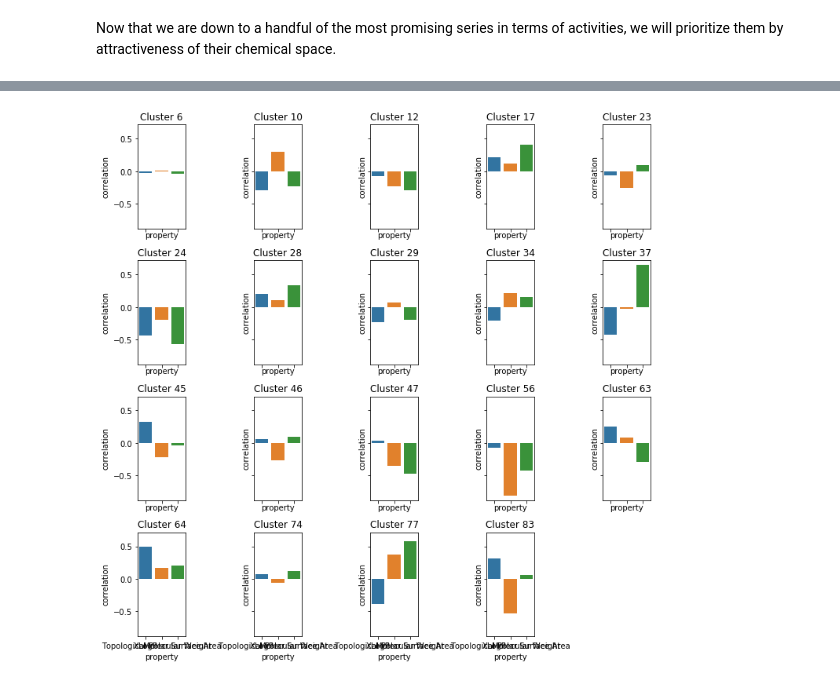
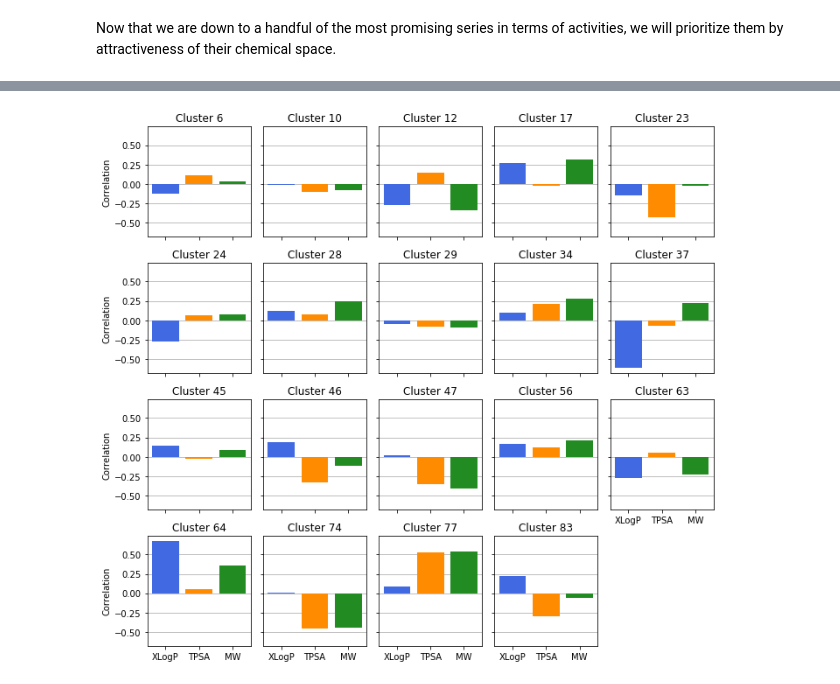
Before and after one commit to jsmith13/cluster-screening, a Jupyter notebook: clusters.ipynb, the cells around one changed output, grey strips where cells are left out. Cells and saved outputs as stored; diff of their text form; code cells hidden in the pictures.

Commit message:
Finished prioritizing clusters.

```diff
--- a/clusters.ipynb
+++ b/clusters.ipynb
@@ -126,7 +128,7 @@ for i in range(len(clustered_data["cluster"].unique())):
     cluster_data = clustered_data[clustered_data["cluster"] == np.sort(clustered_data["cluster"].unique())[i]]
 
     # add a scatterplot for the current cluster
-    axs.flat[i].scatter(cluster_data["Molecular Weight"], cluster_data["XLogP"],
+    axs.flat[i].scatter(cluster_data["MW"], cluster_data["XLogP"],
           c = cluster_data["activity levels"].cat.codes, s = (cluster_data["cytotoxicity"].cat.codes + 1) * 10, cmap = "winter_r")
 
     # add title to the subplot
@@ -154,7 +156,7 @@ for i in axs[:, 0]:
     i.set_yticklabels([str(i) if i%2 == 0 else "" for i in range(-2, 12)])
 
 # add legends for color and size
-dummy = plt.scatter(clustered_data["Molecular Weight"], clustered_data["XLogP"],
+dummy = plt.scatter(clustered_data["MW"], clustered_data["XLogP"],
     c = clustered_data["activity levels"].cat.codes, s = (clustered_data["cytotoxicity"].cat.codes + 1) * 10, cmap = "winter_r")
 color_legend = fig.legend(dummy.legend_elements(prop = "colors")[0], cluster_data["activity levels"].cat.categories,
                           loc = [0.54, 0.04], title = "Activity")
@@ -211,7 +213,7 @@ for i in range(len(top_clusters)):
     cluster_data = clustered_data[clustered_data["cluster"] == top_clusters[i]]
 
     # add a scatterplot for the current cluster
-    axs.flat[i].scatter(cluster_data["Molecular Weight"], cluster_data["XLogP"],
+    axs.flat[i].scatter(cluster_data["MW"], cluster_data["XLogP"],
           c = cluster_data["pWindow"], cmap = "winter_r")
 
     # add title to the subplot
@@ -238,7 +240,7 @@ for i in axs[:, 0]:
     i.set_yticklabels([str(i) if i%2 == 0 else "" for i in range(-2, 12)])
 
 # add legends for color and size
-dummy = plt.scatter(clustered_data["Molecular Weight"], clustered_data["XLogP"], c = clustered_data["pWindow"], cmap = "winter_r")
+dummy = plt.scatter(clustered_data["MW"], clustered_data["XLogP"], c = clustered_data["pWindow"], cmap = "winter_r")
 color_legend = fig.legend(*dummy.legend_elements(prop = "colors"), loc = [0.85, 0.08], title = "Activity\nWindow", bbox_to_anchor = (1, 0.68))
 dummy.remove()
 
@@ -250,17 +252,11 @@ fig.show()
 Now that we are down to a handful of the most promising series in terms of activities, we will prioritize them by attractiveness of their chemical space.
 # %%
 ## calculate correlations between several properties and tubercular activity to plot
-# subset out active compounds in top clusters
-top_actives = clustered_data[clustered_data["cluster"].isin(top_clusters)].query("pIC90 > 1")
-
-# calculate correlation between key molecular properties and activities
-top_actives_corr = top_actives[["cluster", "pIC90", "XLogP", "Topological Polar Surface Area", "Molecular Weight"]].groupby("cluster").corr()
+# calculate Spearman correlation between key molecular properties and activities
+top_clusters_corr = clustered_data[clustered_data["cluster"].isin(top_clusters)][["cluster", "pIC90", "XLogP", "TPSA", "MW"]].groupby("cluster").corr(method = "spearman")
 
 # convert into a dataframe of clusters, properties, and correlations
-top_actives_corr = pd.DataFrame(data = {"cluster": top_actives_corr["pIC90"].index.to_frame()["cluster"], "property": top_actives_corr["pIC90"].index.to_frame()[1],"correlation": top_actives_corr["pIC90"]})
+top_clusters_corr = pd.DataFrame(data = {"cluster": top_clusters_corr["pIC90"].index.to_frame()["cluster"], "property": top_clusters_corr["pIC90"].index.to_frame()[1],"correlation": top_clusters_corr["pIC90"]})
 
 # remove pIC90/pIC90 correlations
-top_actives_corr = top_actives_corr.query("property != 'pIC90'")
+top_clusters_corr = top_clusters_corr.query("property != 'pIC90'")
-# %%
-cluster_data = top_actives_corr[top_actives_corr["cluster"] == top_clusters[1]]
-sns.barplot(x = "property", y = "correlation", data = cluster_data)
@@ -270,36 +263,36 @@ sns.barplot(x = "property", y = "correlation", data = cluster_data)
 # %%
 ## plot clusters independently
 # create a grid of axes
-fig, axs = plt.subplots(4, 5, sharex = True, sharey = True, tight_layout = True, figsize = (10, 10))
+fig, axs = plt.subplots(4, 5, sharey = True, tight_layout = True, figsize = (10, 9))
 
 # hide the empty subplots
 axs[-1, -1].axis("off")
 
 # add a bar plot for each cluster
 for i in range(len(top_clusters)):
 
     # subset the clustered dataset to the current cluster
-    cluster_data = top_actives_corr[top_actives_corr["cluster"] == top_clusters[i]]
+    cluster_data = top_clusters_corr[top_clusters_corr["cluster"] == top_clusters[i]]
 
     # add a bar plot of correlations for the current cluster
-    sns.barplot(x = "property", y = "correlation", data = cluster_data, ax = axs.flat[i])
+    axs.flat[i].bar(x = cluster_data["property"], height = cluster_data["correlation"], color = ["royalblue", "darkorange", "forestgreen"])
+    axs.flat[i].grid(axis = "y")
+    axs.flat[i].set_axisbelow(True)
 
     # add title to the subplot
     axs.flat[i].set_title("Cluster %s" %int(top_clusters[i]))
 
 # label axis on the outside of the plot
 # x-axis
-#for i in axs[3, 0:4]:
-#    i.set_xlabel("Molecular Weight")
-#    i.set_xticklabels([str(i * 100) if i%2 == 1 else "" for i in range(10)])
-#axs[2, 4].set_xlabel("Molecular Weight")
-#axs[2, 4].set_xticklabels([str(i * 100) if i%2 == 1 else "" for i in range(10)])
+for i in range(3):
+    for j in range(5):
+        axs[i, j].set_xticklabels(["", "", ""])
+axs[2, 4].set_xticklabels(["XLogP", "TPSA", "MW"])
 # y-axis
-#for i in axs[:, 0]:
-#    i.set_ylabel("XLogP")
-#    i.set_yticklabels([str(i) if i%2 == 0 else "" for i in range(-2, 12)])
+for i in axs[:, 0]:
+    i.set_ylabel("Correlation")
 
 # display the figure
 fig.show()
 # %% [output]
-[figure, old version]
+[figure, new version]
```
Also changed, not shown: parts of 6 cells of this notebook, 1 other file.
